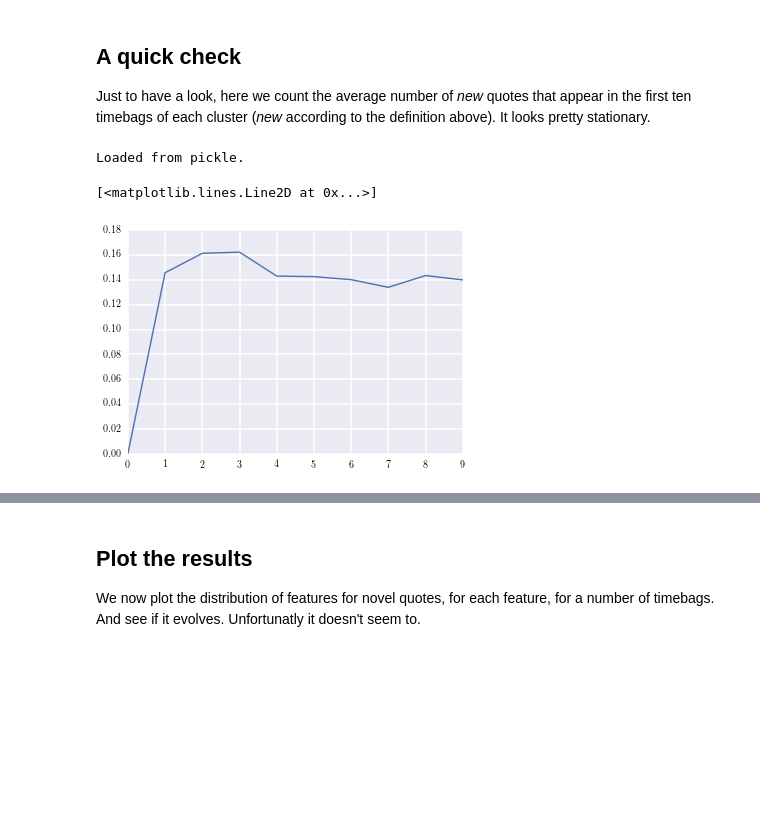
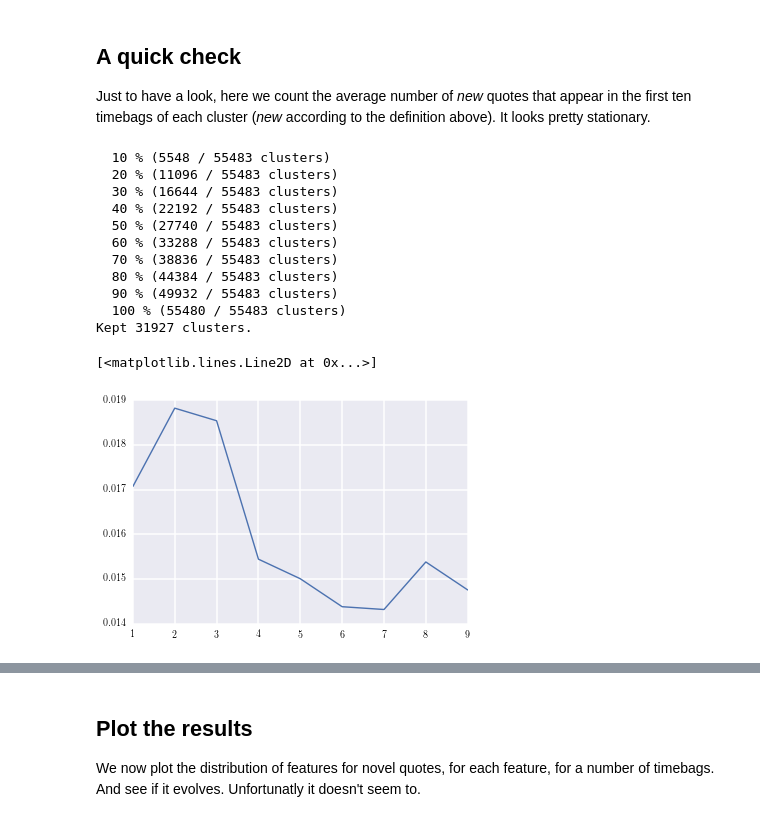
Before and after one commit to wehlutyk/brainscopypaste, a Jupyter notebook: features_timebags_evolution.ipynb, the cells around one changed output, grey strips where cells are left out. Cells and saved outputs as stored; diff of their text form; code cells hidden in the pictures; blank space fills up the shorter version.

Commit message:
Filter to quotes in sphere around tbg0

```diff
--- a/features_timebags_evolution.ipynb
+++ b/features_timebags_evolution.ipynb
@@ -26,16 +26,28 @@ empirical_features = dict((fsrc, dict((ftype, [])
                                       for ftype in fsrc_values.iterkeys()))
                           for fsrc, fsrc_values in features.iteritems())
 # %%
-# A useful function for later on
-def get_filtered_relems(tbg, ref_ids):
+from linguistics.distance import hamming_word
+
+def is_in_tbg_sphere(tbg, string):
+    """Whether or not `string` is in the hamming_word-sphere at
+    distance 1 surrounding the strings in `tbg`."""
+
+    for strtbg in tbg.strings:
+        if hamming_word(strtbg, string) == 1:
+            return True
+    return False
+
+
+def get_filtered_relems(tbg, ref_tbg):
     """List the relemmatized words (once per occurrence) appearing in `tbg`,
-    excluding words from quotes in `ref_ids`
+    excluding words from quotes in `ref_tbg`.
 
     To build the distribution of word features for a timebag, we want the
     list of all words appearing in the timebag, once per occurrence. And to
     do that for only new quotes appeared in a later timebag, we can exclude
-    quotes whose ids are in `ref_ids` (typically the set of quote ids from
-    the first timebag of the cluster).
+    quotes that are already in `ref_tbg` (typically first timebag, or the one
+    just before the current one) and that aren't in the immediate sphere around
+    strings in `ref_tbg`.
 
     Quotes are first lemmatized with the TreeTagger lemmatizer, then
     relemmatized as in the mining analysis, with the WordNet morphy
@@ -45,8 +57,8 @@ def get_filtered_relems(tbg, ref_ids):
     ----------
     tbg : TimeBag
         The timebag to work on.
-    ref_ids : set
-        The set of ids from which to exclude quotes in `tbg`.
+    ref_tbg : TimeBag
+        The timebag to take as a reference, excluding quotes from it.
 
     Returns
     -------
@@ -60,7 +72,12 @@ def get_filtered_relems(tbg, ref_ids):
     for string, freq, strid in zip(tbg.strings, tbg.tot_freqs, tbg.ids):
         # If our current string is in the set of banned strings,
         # jump to next one
-        if strid in ref_ids:
+        if ref_tbg is not None and strid in ref_tbg.ids:
+            continue
+
+        # If our current string is not in the sphere around ref_tbg,
+        # jump to next one
+        if ref_tbg is not None and not is_in_tbg_sphere(ref_tbg, string):
             continue
 
         relems = [relemmatize(lem) for lem in tagger.Lemmatize(string)]
@@ -94,10 +111,9 @@ except IOError:
         if len(tbgs) < min_number_of_timebags:
             continue
 
-        ref_ids = set(tbgs[0].ids)
         for i, tbg in enumerate(tbgs):
             # For the first timebag, don't filter (i.e. the reference set is empty)
-            filtered_relems = get_filtered_relems(tbg, [] if i == 0 else ref_ids)
+            filtered_relems = get_filtered_relems(tbg, None if i == 0 else tbgs[0])
 
             # For each feature
             for fsrc, fsrc_values in features.iteritems():
@@ -131,32 +156,45 @@ Just to have a look, here we count the average number of *new* quotes that appea
 # %%
 try:
     # See if we already computed this
     np_new_quotes_counts = ps.load('data/analyses/new_quotes_counts.pickle')
     print 'Loaded from pickle.'
 except IOError:
     n_clusters_kept = 0
     new_quotes_counts = []
     progress = ProgressInfo(len(clusters), 10, 'clusters')
 
     for c in clusters.itervalues():
         progress.next_step()
 
         tbgs = c.build_timebags(timebag_size)
         if len(tbgs) < min_number_of_timebags:
             continue
 
         n_clusters_kept += 1
-        new_quotes_counts.append([len(set(tbgs[i].ids).difference(set(tbgs[0].ids))) for i in range(min_number_of_timebags)])
+        tbgs_n_new_quotes = []
+        for i in range(1, min_number_of_timebags):
+            kept_quotes_minus_0 = set(tbgs[i].strings).difference(tbgs[0].strings)
+            new_quotes = [s for s in kept_quotes_minus_0 if is_in_tbg_sphere(tbgs[0], s)]
+            tbgs_n_new_quotes.append(len(new_quotes))
+        new_quotes_counts.append(tbgs_n_new_quotes)
 
     print 'Kept {} clusters.'.format(n_clusters_kept)
 
     np_new_quotes_counts = np.array(new_quotes_counts)
 
     # Save to disk
     ps.save(np_new_quotes_counts, 'data/analyses/new_quotes_counts.pickle')
-
-mpl.pyplot.plot(np_new_quotes_counts.mean(0))
 # %% [output]
-Loaded from pickle.
+  10 % (5548 / 55483 clusters)
+  20 % (11096 / 55483 clusters)
+  30 % (16644 / 55483 clusters)
+  40 % (22192 / 55483 clusters)
+  50 % (27740 / 55483 clusters)
+  60 % (33288 / 55483 clusters)
+  70 % (38836 / 55483 clusters)
+  80 % (44384 / 55483 clusters)
+  90 % (49932 / 55483 clusters)
+  100 % (55480 / 55483 clusters)
+Kept 31927 clusters.
 [<matplotlib.lines.Line2D at 0x...>]
-[figure, old version]
+[figure, new version]
```
Also changed, not shown: parts of 3 cells of this notebook, 2 other files.
